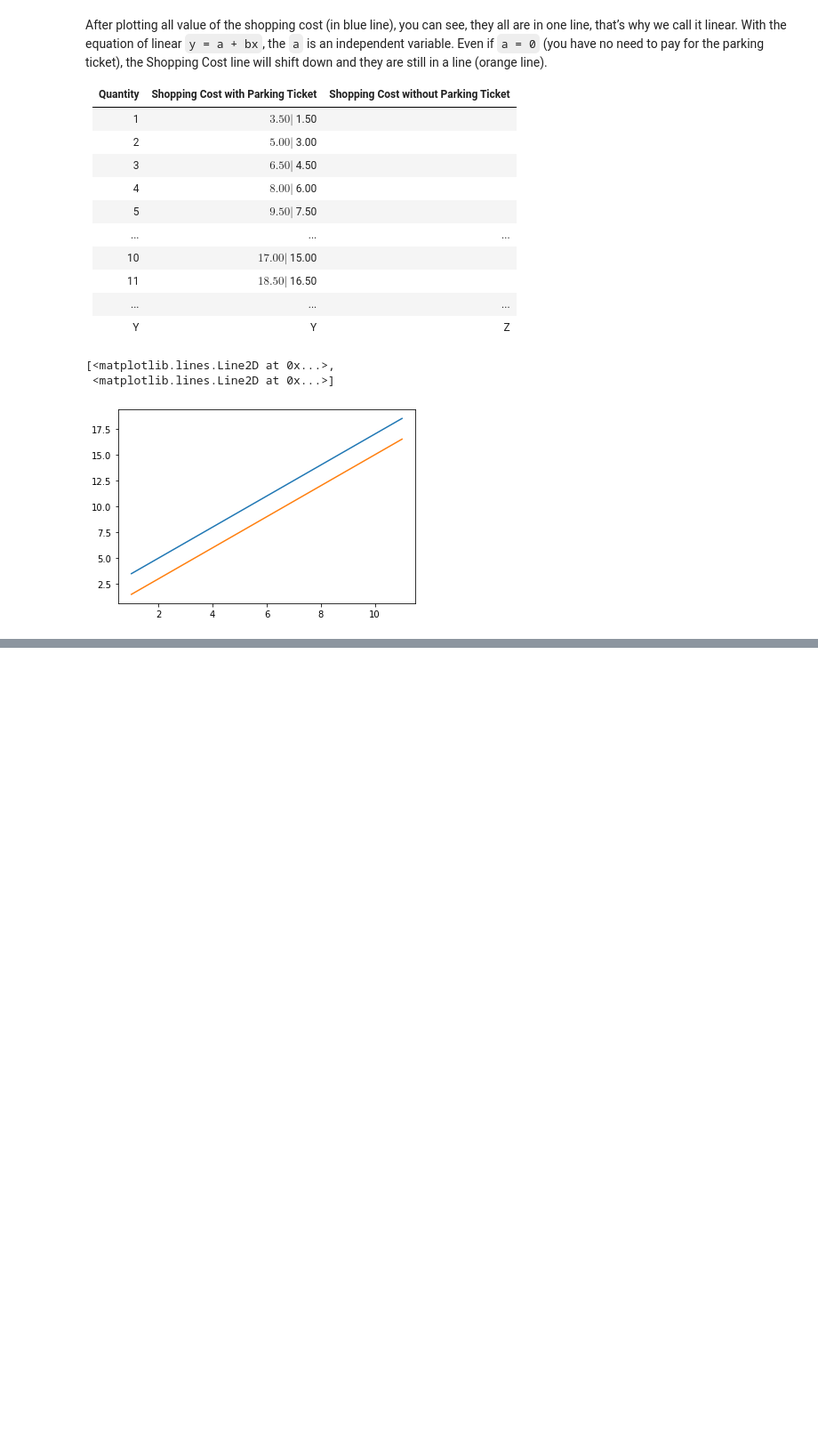
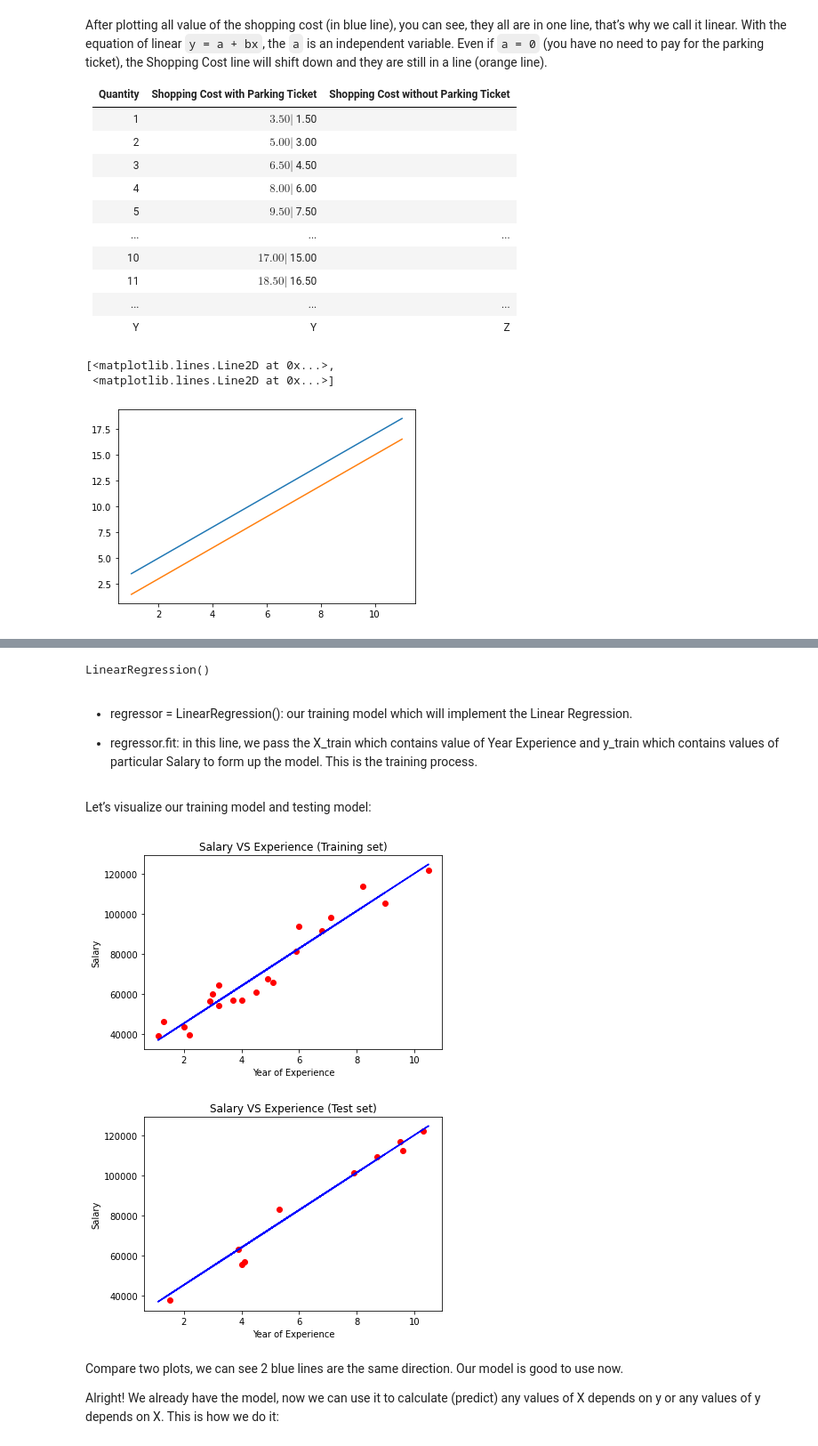
Before and after one commit to Hamza-Codes/https---github.com-Hamza-Codes-MyJupyterNotebooks, a Jupyter notebook: machine_learning_crashcourse.ipynb, the cells around one changed output, grey strips where cells are left out. Shown: that part at 89% size. Cells and saved outputs as stored; diff of their text form; code cells hidden in the pictures; blank space fills up the shorter version.

Commit message:
simple regression model

```diff
--- a/machine_learning_crashcourse.ipynb
+++ b/machine_learning_crashcourse.ipynb
@@ -225,0 +283,13 @@ The two datasets are different because we want to see how accurate the model is
+# %%
+# Splitting the dataset into the Training set and Test set since we have the dataset for both inputs (X) and outputs (Y)
+
+from sklearn.model_selection import train_test_split
+
+# sklearn.model_selection basically selects the model for us and train_test_split is the functions inside this model
+
+X_train, X_test, y_train, y_test = train_test_split(X, y, test_size=1/3, random_state=0)
+
+# 1/3rd of the dataset is set aside or kept reserved for testing. 2/3 of the dataset is used for model traning.
+# This returns 04 values : X_train, X_test, y_train, y_test. X_train have the input values stored that are used for traning. Similarly,
+# x_test will have values stored in that will be used for testing, since we are seperating the testing and traning datasets.Check these
+# variables in the JUPYTER:VARIABLES. Same goes for the Y variable.
@@ -225,0 +304,47 @@ The two datasets are different because we want to see how accurate the model is
+# %%
+# Fitting Simple Linear Regression to the Training set
+
+from sklearn.linear_model import LinearRegression # sklearn.model_selection basically selects the model/library for us and
+# Linear Regression is the function/method inside this model
+
+regressor = LinearRegression() # this line basically calculates the values of "W" and "B" in the equation "Y = "WX + B". LinearRegression
+# is called here.
+
+regressor.fit(X_train, y_train) # fits the relation between X and Y by selecting different values of "W" and "B" in the "Y = "WX + B".
+# X and Y mapping.
+# %% [output]
+LinearRegression()
+# %% [markdown]
+* regressor = LinearRegression(): our training model which will implement the Linear Regression.
+
+* regressor.fit: in this line, we pass the X_train which contains value of Year Experience and y_train which contains values of particular Salary to form up the model. This is the training process.
+# %% [markdown]
+Let’s visualize our training model and testing model:
+# %%
+# Visualizing the Training set results
+
+viz_train = plt
+viz_train.scatter(X_train, y_train, color='red') # plots the inputs in red
+viz_train.plot(X_train, regressor.predict(X_train), color='blue') # .predict gives an output based on some input value
+viz_train.title('Salary VS Experience (Training set)')
+viz_train.xlabel('Year of Experience')
+viz_train.ylabel('Salary')
+viz_train.show()
+
+# Visualizing the Test set results
+# Test data that was reserved/set aside is now used here.
+
+viz_test = plt
+viz_test.scatter(X_test, y_test, color='red')
+viz_test.plot(X_train, regressor.predict(X_train), color='blue')
+viz_test.title('Salary VS Experience (Test set)')
+viz_test.xlabel('Year of Experience')
+viz_test.ylabel('Salary')
+viz_test.show()
+# %% [output]
+[figure, added]
+[figure, added]
+# %% [markdown]
+Compare two plots, we can see 2 blue lines are the same direction. Our model is good to use now.
+
+Alright! We already have the model, now we can use it to calculate (predict) any values of X depends on y or any values of y depends on X. This is how we do it:
```
Also changed, not shown: parts of 14 cells of this notebook.
